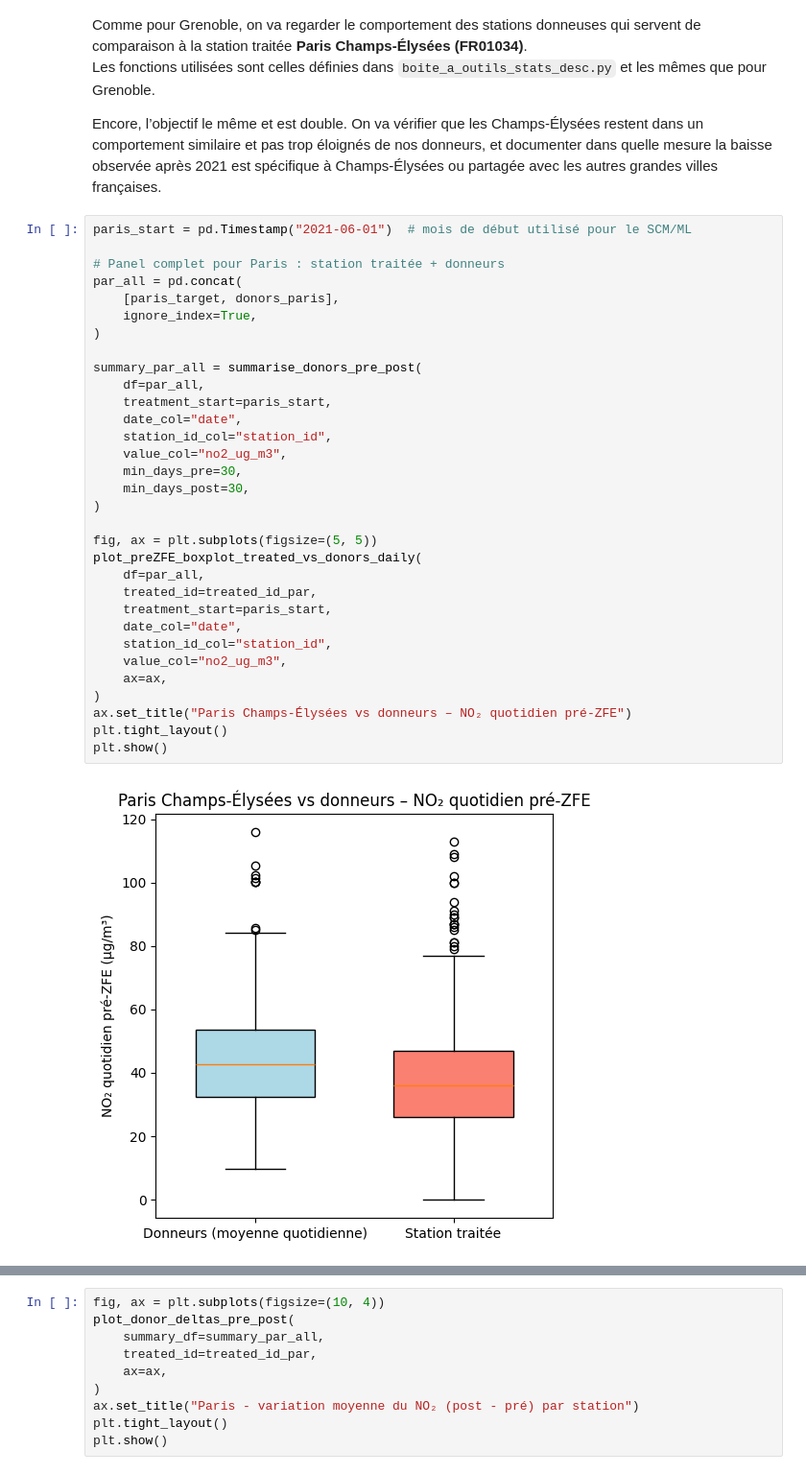
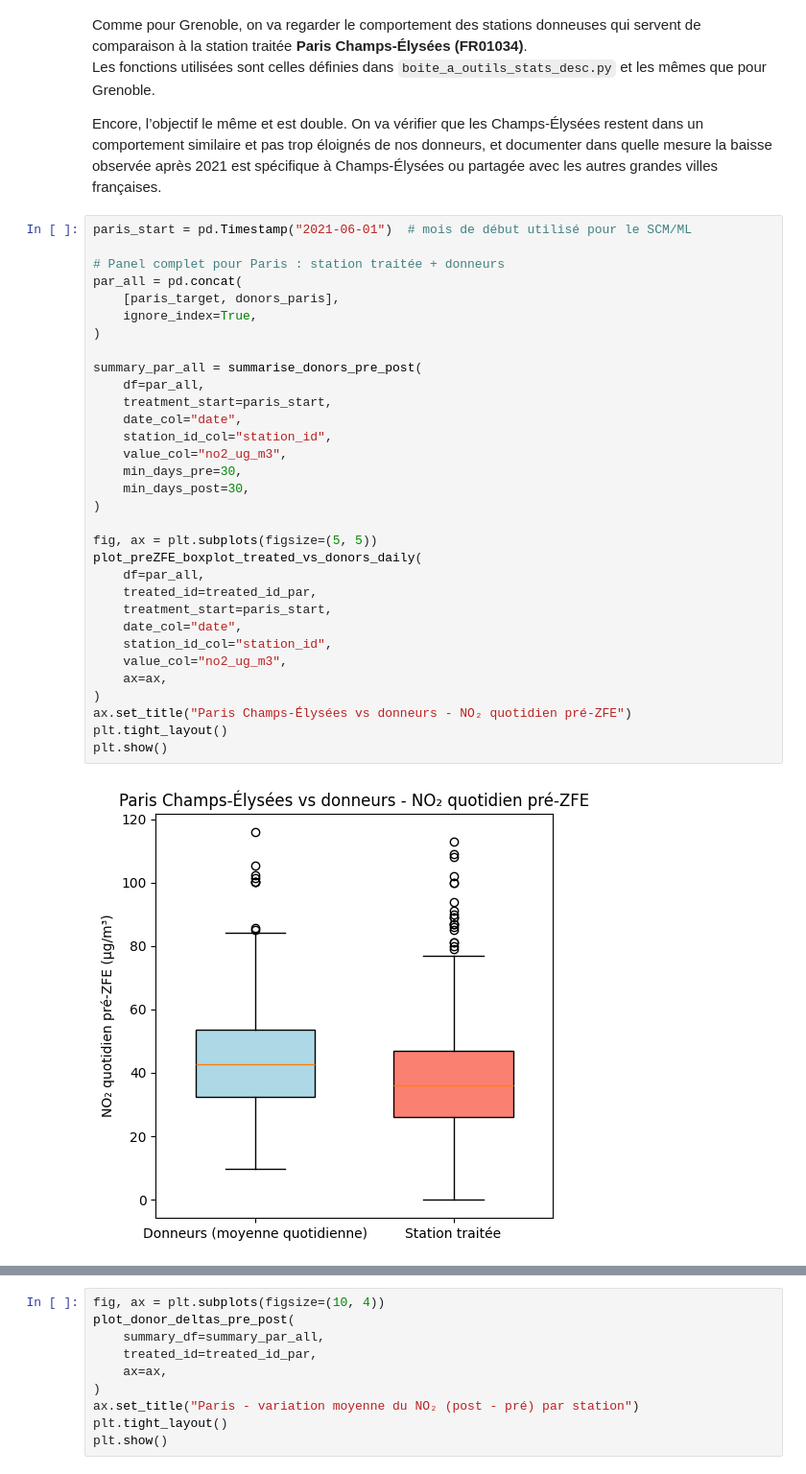
Before and after one commit to pasilvente/project_python_for_data_science_at_ENSAE_ZFE_ML_SCM, a Jupyter notebook: rapport_zfe.ipynb, the cells around one changed output, grey strips where cells are left out. Shown at 96% size. Saved outputs shown, nothing was run; the diff lists cells and outputs as text.

```diff
--- a/rapport_zfe.ipynb
+++ b/rapport_zfe.ipynb
@@ -1204,33 +1200,33 @@ paris_start = pd.Timestamp("2021-06-01")  # mois de début utilisé pour le SCM/
 
 # Panel complet pour Paris : station traitée + donneurs
 par_all = pd.concat(
     [paris_target, donors_paris],
     ignore_index=True,
 )
 
 summary_par_all = summarise_donors_pre_post(
     df=par_all,
     treatment_start=paris_start,
     date_col="date",
     station_id_col="station_id",
     value_col="no2_ug_m3",
     min_days_pre=30,
     min_days_post=30,
 )
 
 fig, ax = plt.subplots(figsize=(5, 5))
 plot_preZFE_boxplot_treated_vs_donors_daily(
     df=par_all,
     treated_id=treated_id_par,
     treatment_start=paris_start,
     date_col="date",
     station_id_col="station_id",
     value_col="no2_ug_m3",
     ax=ax,
 )
-ax.set_title("Paris Champs-Élysées vs donneurs – NO₂ quotidien pré-ZFE")
+ax.set_title("Paris Champs-Élysées vs donneurs - NO₂ quotidien pré-ZFE")
 plt.tight_layout()
 plt.show()
 # %% [output]
-[figure, old version]
+[figure, new version]
 # %% [markdown]
```
Also changed, not shown: parts of 35 cells of this notebook, 2 other files.
